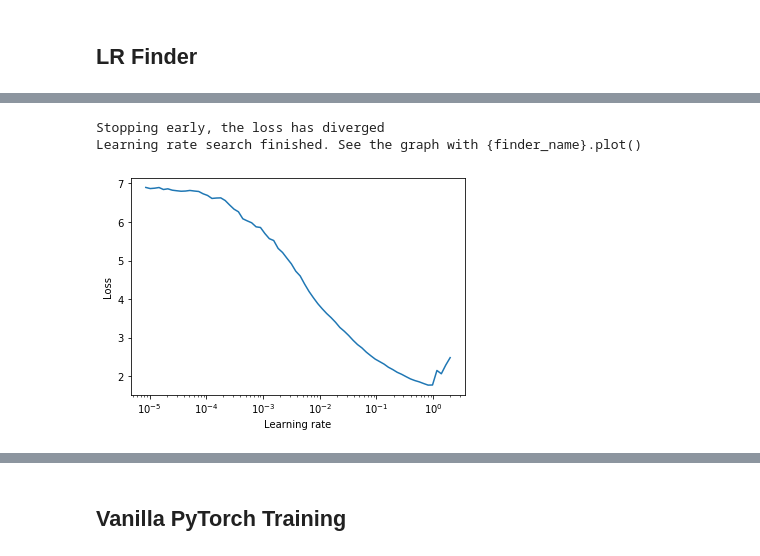
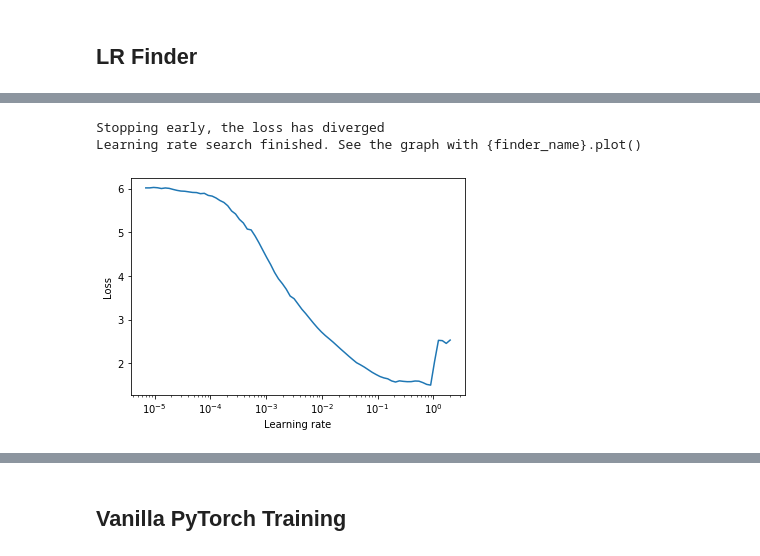
Before and after one commit to rsomani95/video-classification, a Jupyter notebook: notebooks/05_training.ipynb, the cells around one changed output, grey strips where cells are left out. Saved outputs shown, nothing was run; the diff lists cells and outputs as text; code cells hidden in the pictures.

Commit message:
accumulation lr-finder, val loss, accuracy?

```diff
--- a/notebooks/05_training.ipynb
+++ b/notebooks/05_training.ipynb
@@ -84,6 +84,10 @@ model = torchvision.models.video.r2plus1d_18(pretrained=True).cuda()
 # %%
 criterion = nn.CrossEntropyLoss()
 optimizer = torch.optim.Adam(model.parameters(), lr=1e-6, weight_decay=1e-2)
+# %%
+real_bs = 2
+acc_bs = 12
+acc_steps = acc_bs // real_bs
 # %%
 lr_finder = LRFinder(model, optimizer, criterion, device='cuda')
 lr_finder.range_test(train_dl, end_lr=10, num_iter=90)
@@ -97,10 +101,10 @@ Learning rate search finished. See the graph with {finder_name}.plot()
 # %%
-lr_finder = LRFinder(model, optimizer, criterion, device='cuda')
-lr_finder.range_test(train_dl, end_lr=10, num_iter=90)
+lr_finder = AccumulationLRFinder(model, optimizer, criterion, device='cuda', accumulation_steps=acc_steps)
+lr_finder.range_test(train_dl, end_lr=10, num_iter=100, step_mode='exp')
 lr_finder.plot()
 lr_finder.reset()
 # %% [output]
 [interactive output not drawn]
 Stopping early, the loss has diverged
 Learning rate search finished. See the graph with {finder_name}.plot()
-[figure, old version]
+[figure, new version]
```
Also changed, not shown: parts of 8 cells of this notebook.
